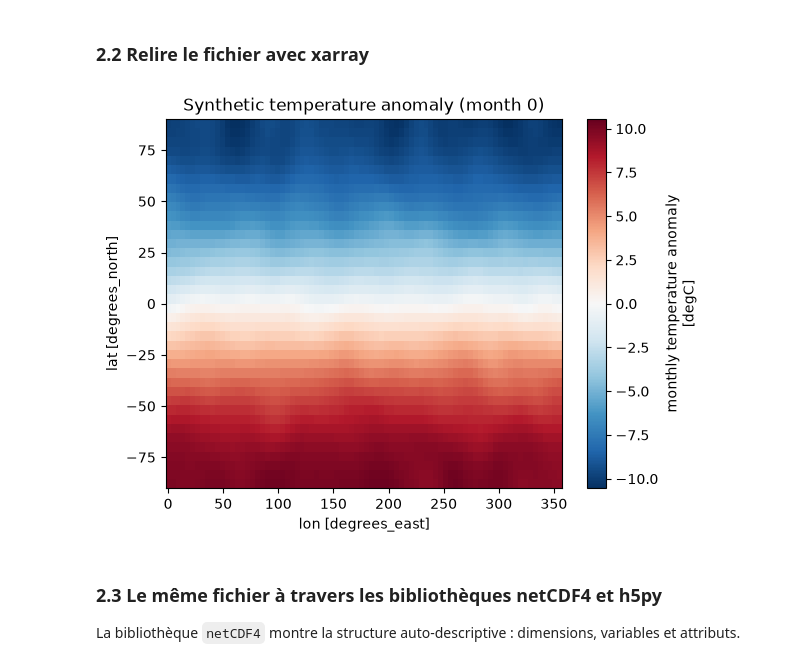
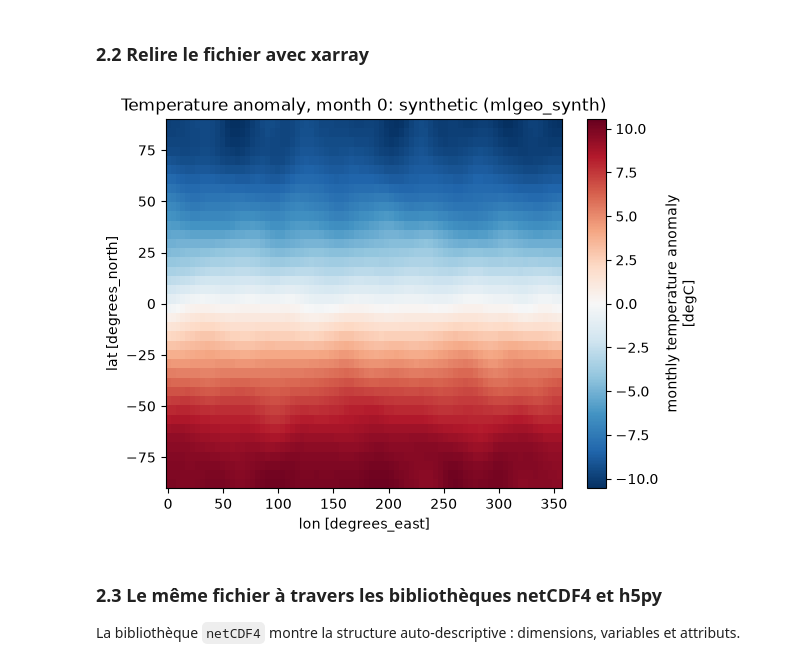
Before and after one commit to geo-smart/mlgeo-book, a Jupyter notebook: translations/fr/Chapter2-DataManipulation/2.2_data_formats_rendered.ipynb, the cells around one changed output. Saved outputs shown, nothing was run; the diff lists cells and outputs as text; code cells hidden in the pictures.

```diff
--- a/translations/fr/Chapter2-DataManipulation/2.2_data_formats_rendered.ipynb
+++ b/translations/fr/Chapter2-DataManipulation/2.2_data_formats_rendered.ipynb
@@ -341,11 +409,11 @@ ds.to_netcdf('data/temperature_anomaly.nc')
 # %%
 ds_read = xr.open_dataset('data/temperature_anomaly.nc')
 ds_read.temperature_anomaly.plot()
-plt.title('Synthetic temperature anomaly (month 0)')
+plt.title('Temperature anomaly, month 0: synthetic (mlgeo_synth)')
 plt.show()
 ds_read.close()
 # %% [output]
-[figure, old version]
+[figure, new version]
 # %% [markdown]
 ### 2.3 Le même fichier à travers les bibliothèques netCDF4 et h5py
 
```
Also changed, not shown: parts of 33 cells of this notebook, 7 other files.
